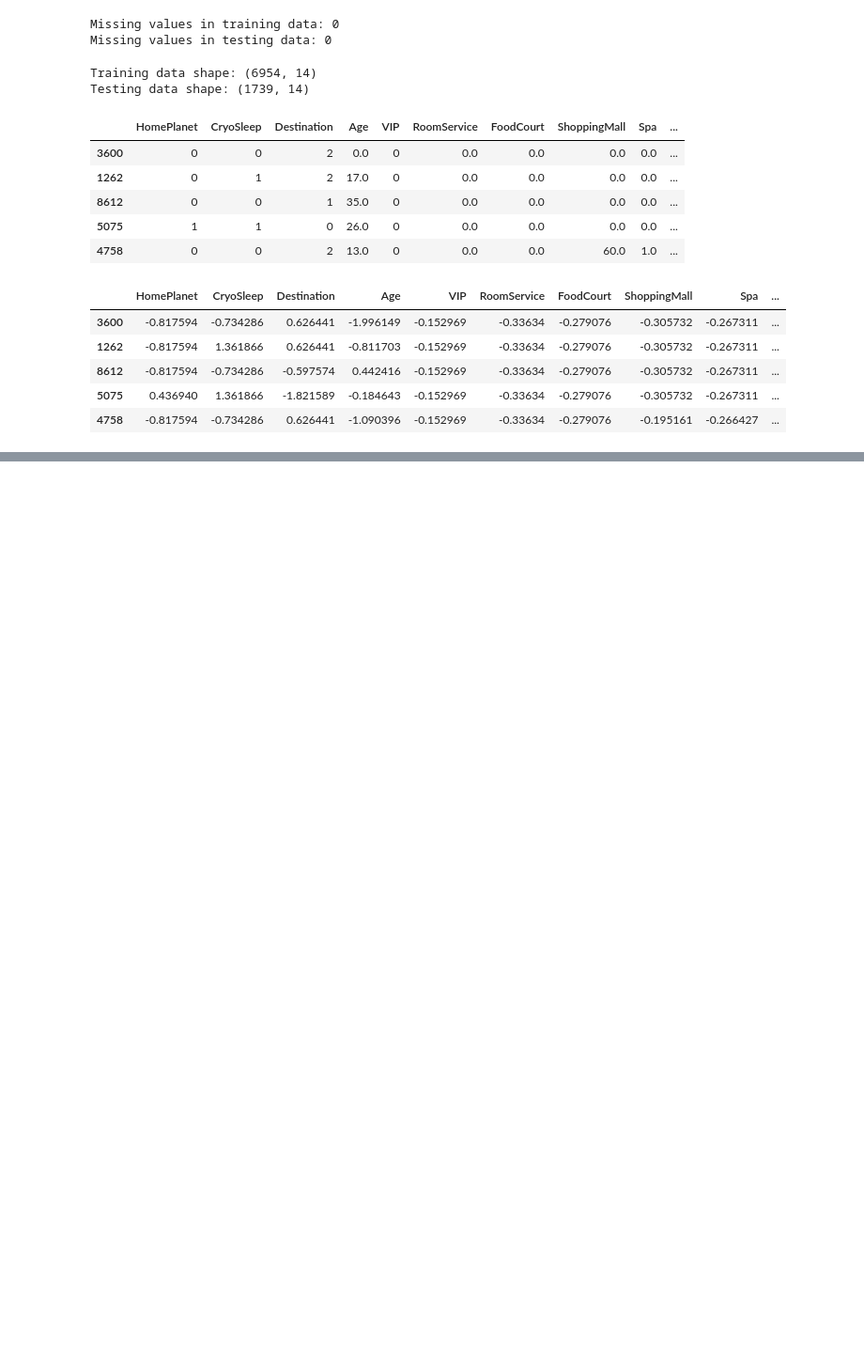
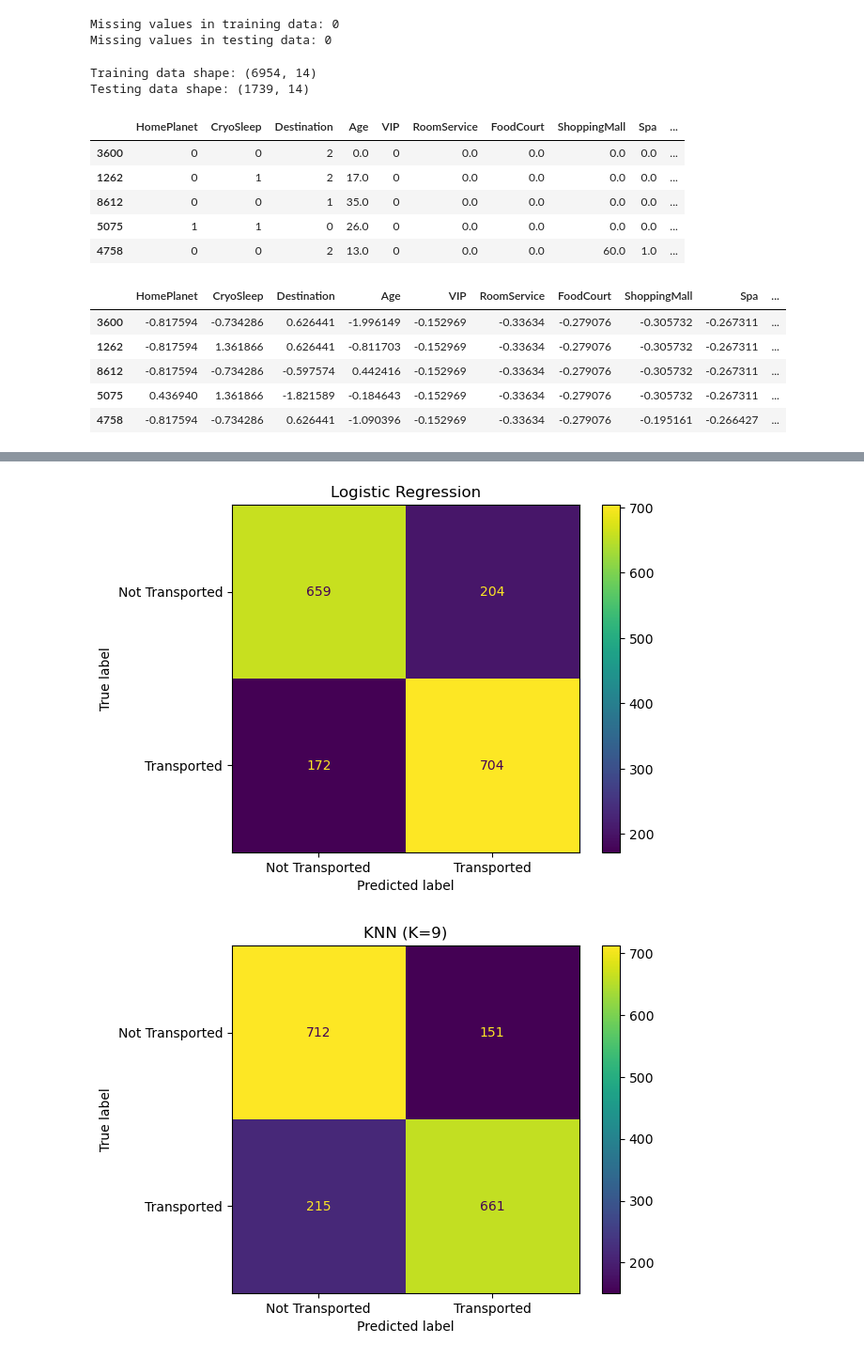
Before and after one commit to PragatiTripathi000/Spaceship-Titanic-ML, a Jupyter notebook: notebooks/spaceship_titanic_analysis.ipynb, the cells around one changed output, grey strips where cells are left out. Shown at 94% size. Cells and saved outputs as stored; diff of their text form; code cells hidden in the pictures; blank space fills up the shorter version.

Commit message:
Complete model evaluation and project findings

```diff
--- a/notebooks/spaceship_titanic_analysis.ipynb
+++ b/notebooks/spaceship_titanic_analysis.ipynb
@@ -544,0 +571,5 @@ X_train_encoded.head()
+# %%
+decision_tree_model = DecisionTreeClassifier(random_state=42)
+decision_tree_model.fit(X_train_encoded, y_train)
+decision_tree_predictions = decision_tree_model.predict(X_test_encoded)
+print(decision_tree_predictions[:10])
@@ -544,0 +986,15 @@ X_train_encoded.head()
+# %%
+# Training the final KNN model with K = 9
+
+from sklearn.neighbors import KNeighborsClassifier
+from sklearn.metrics import accuracy_score, precision_score, recall_score, f1_score
+
+knn_model_new = KNeighborsClassifier(n_neighbors=9)
+knn_model_new.fit(X_train_final, y_train)
+
+knn_predictions_new = knn_model_new.predict(X_test_final)
+
+print("Final KNN Accuracy:", round(accuracy_score(y_test, knn_predictions_new), 4))
+print("Final KNN Precision:", round(precision_score(y_test, knn_predictions_new), 4))
+print("Final KNN Recall:", round(recall_score(y_test, knn_predictions_new), 4))
+print("Final KNN F1-score:", round(f1_score(y_test, knn_predictions_new), 4))
@@ -544,0 +1038,27 @@ X_train_encoded.head()
+# %%
+# Confusion matrices for all four models
+
+from sklearn.metrics import confusion_matrix, ConfusionMatrixDisplay
+import matplotlib.pyplot as plt
+
+models = {
+    "Logistic Regression": logistic_predictions_new,
+    "KNN (K=9)": knn_predictions_new,
+    "Naive Bayes": nb_predictions_new,
+    "Decision Tree": decision_tree_predictions_new
+}
+
+for name, predictions in models.items():
+    cm = confusion_matrix(y_test, predictions)
+
+    display = ConfusionMatrixDisplay(
+        confusion_matrix=cm,
+        display_labels=["Not Transported", "Transported"]
+    )
+
+    display.plot()
+    plt.title(name)
+    plt.show()
+# %% [output]
+[figure, added]
+[figure, added]
```
Also changed, not shown: parts of 32 cells of this notebook.
